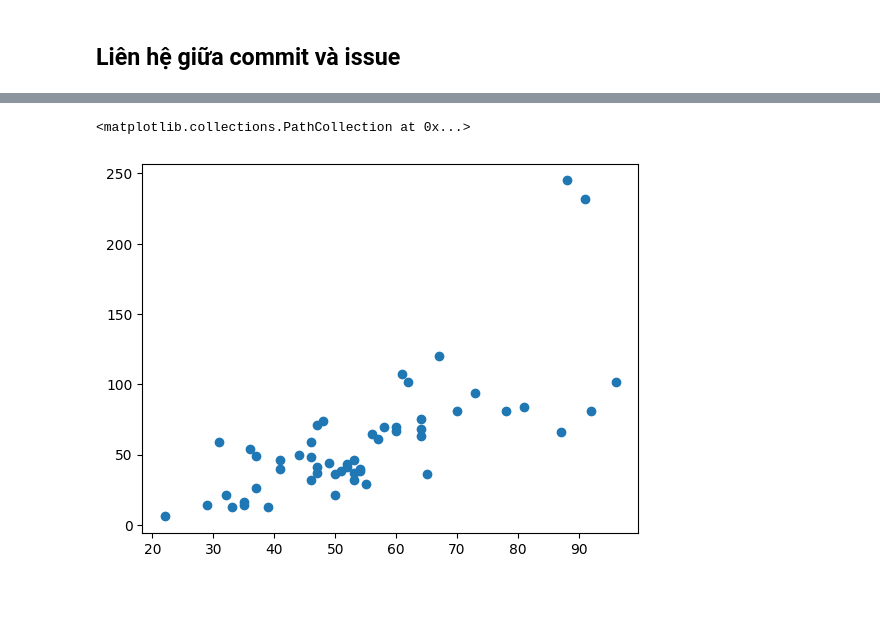
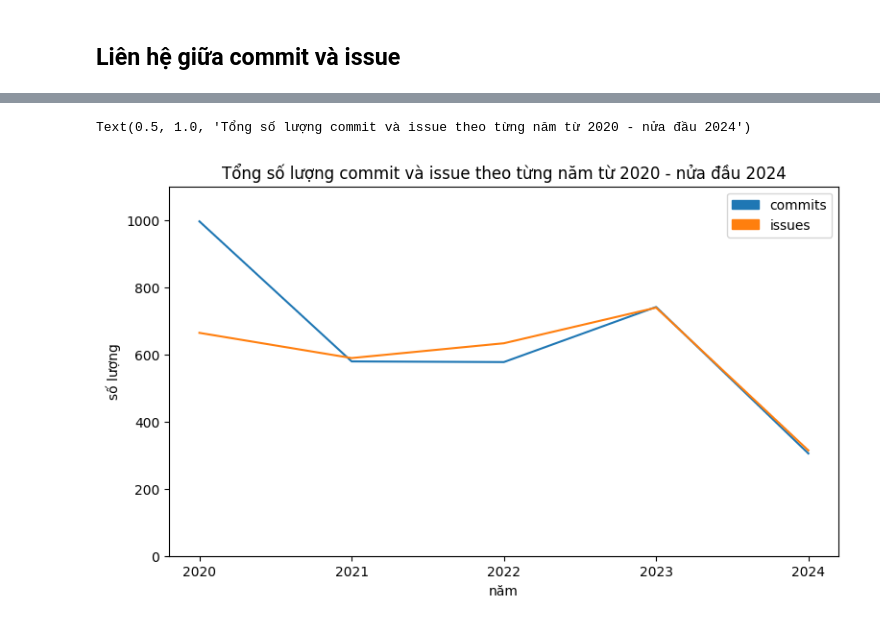
Before and after one commit to abcdSayHi1907/Github-repository-analysis-project, a Jupyter notebook: Data Analysis.ipynb, the cells around one changed output, grey strips where cells are left out. Saved outputs shown, nothing was run; the diff lists cells and outputs as text; code cells hidden in the pictures; blank space fills up the shorter version.

```diff
--- a/Data Analysis.ipynb
+++ b/Data Analysis.ipynb
@@ -333,6 +328,7 @@ Text(0, 0.5, 'số ngày để giải quyết')
 issue_df['Created Month'] = issue_df['Created At'].dt.month
 # Issues opend from 2020 to now
 issue20_df =  issue_df[issue_df['Created Year'] >= 2020]
-issue20_df = issue20_df.groupby(['Created Year', 'Created Month']).count()['Issue Number']
+issue20_df = issue20_df.groupby(['Created Year']).count()['Issue Number'].reset_index()
+issue20_df.columns = ['Year', 'Number of issues']
 issue20_df.head()
 # %% [output]
@@ -346,5 +341,5 @@ Name: Issue Number, dtype: int64
 # %%
-df['Month'] = df['Date'].dt.month
-commit_df = df.groupby(['Year', 'Month']).count()['Commit ID']
-commit_df.head()
+commit_df = df.groupby(['Year']).count()['Commit ID'].reset_index()
+commit_df.columns = ['Year', 'Number of commits']
+commit_df
 # %% [output]
@@ -400,5 +352,16 @@ correlationOf2
-# %%
-plt.scatter(correlationOf2['Issue'], correlationOf2['Commit'])
-# %% [output]
-<matplotlib.collections.PathCollection at 0x...>
-[figure, removed]
+# %%
+x_year = ['2020','2021','2022','2023','2024']
+colors = {'commits':'tab:blue', 'issues':'tab:orange'}
+labels = list(colors.keys())
+handles = [plt.Rectangle((0,0),1,1, color=colors[label]) for label in labels]
+plt.figure(figsize=(9, 5))
+plt.plot(x_year,commit_df, color = 'tab:blue')
+plt.plot(x_year,issue20_df, color = 'tab:orange')
+plt.ylim(0,1100)
+plt.legend(handles, labels)
+plt.xlabel('năm')
+plt.ylabel('số lượng')
+plt.title('Tổng số lượng commit và issue theo từng năm từ 2020 - nửa đầu 2024')
+# %% [output]
+Text(0.5, 1.0, 'Tổng số lượng commit và issue theo từng năm từ 2020 - nửa đầu 2024')
+[figure, added]
```
Also changed, not shown: parts of 26 cells of this notebook.
